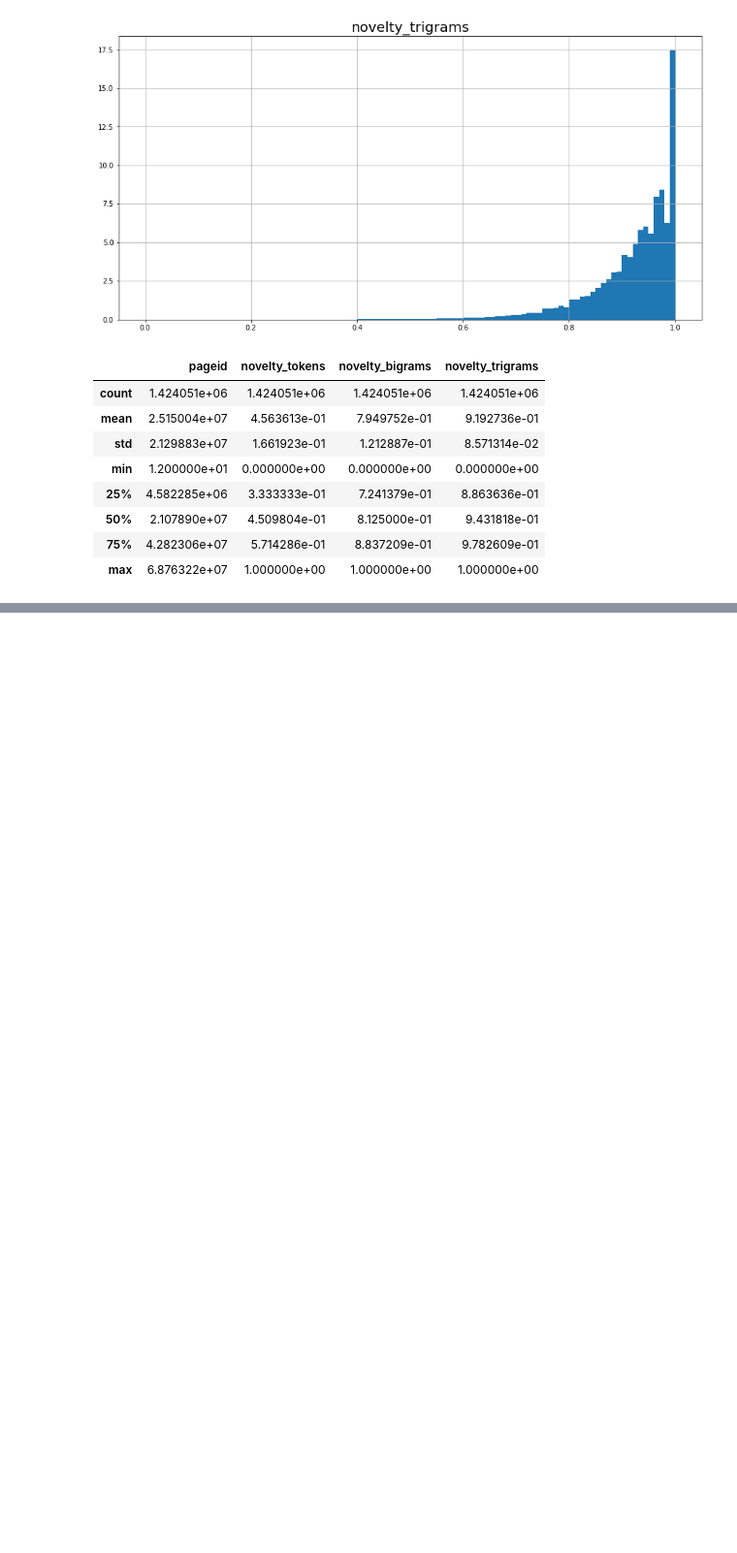
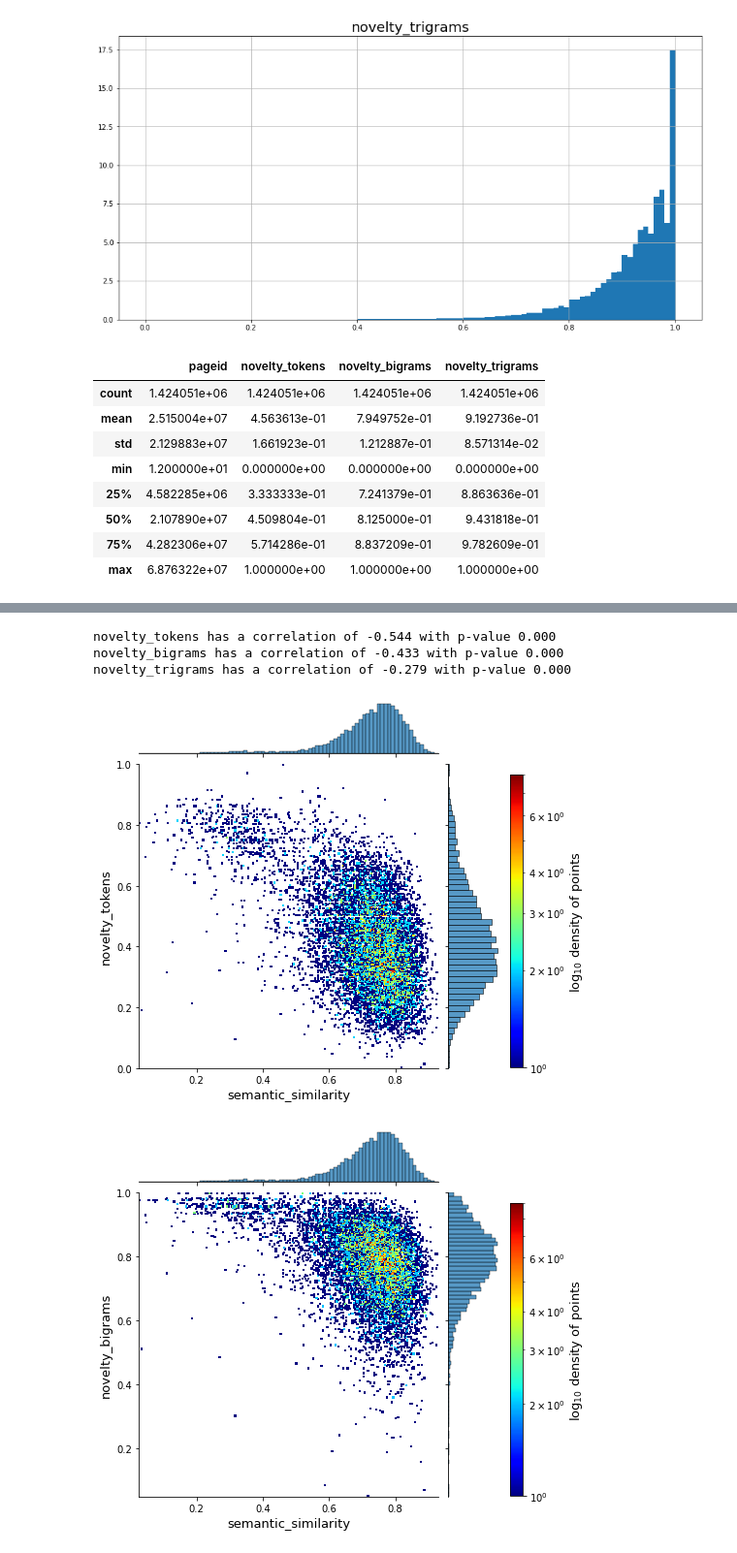
Before and after one commit to IvanRoblesMunoz/document_information_extraction, a Jupyter notebook: notebooks/EDA/02.score-threshold.ipynb, the cells around one changed output, grey strips where cells are left out. Shown at 97% size. Cells and saved outputs as stored; diff of their text form; code cells hidden in the pictures; blank space fills up the shorter version.

```diff
--- a/notebooks/EDA/02.score-threshold.ipynb
+++ b/notebooks/EDA/02.score-threshold.ipynb
@@ -62,0 +86,2 @@ novelty_df.describe()
+# %%
+full_df = novelty_df.merge(semantic_sim_df)
@@ -62,0 +100,41 @@ novelty_df.describe()
+# %%
+for var in ["novelty_tokens", "novelty_bigrams", "novelty_trigrams"]:
+    corr, pval = pearsonr(full_df["semantic_similarity"],full_df[var])
+    print(f"{var} has a correlation of {corr:.3f} with p-value {pval:.3f}")
+# %% [output]
+novelty_tokens has a correlation of -0.544 with p-value 0.000
+novelty_bigrams has a correlation of -0.433 with p-value 0.000
+novelty_trigrams has a correlation of -0.279 with p-value 0.000
+# %%
+import matplotlib.cm as cm
+from matplotlib.colors import LogNorm
+
+
+def plot_joint(data, x_label, y_label, bins=(100, 100)):
+
+    x = data[x_label]
+    y = data[y_label]
+    ax1 = sns.jointplot(x=x, y=y)
+    ax1.ax_joint.cla()
+    plt.sca(ax1.ax_joint)
+
+    plt.hist2d(x, y, bins=bins, cmap=cm.jet, norm=LogNorm())
+    plt.xlabel(x_label, fontsize=13)
+    plt.ylabel(y_label, fontsize=13)
+
+    cbar_ax = ax1.fig.add_axes([1, 0.1, 0.03, 0.7])
+    cb = plt.colorbar(cax=cbar_ax)
+    cb.set_label(r"$\log_{10}$ density of points", fontsize=13)
+
+    plt.show()
+# %%
+for var in ["novelty_tokens", "novelty_bigrams", "novelty_trigrams"]:
+    plot_joint(
+        full_df,
+        "semantic_similarity",
+        var,
+        bins=(250, 250),
+    )
+# %% [output]
+[figure, added]
+[figure, added]
```
Also changed, not shown: parts of 9 cells of this notebook, 3 other files.
